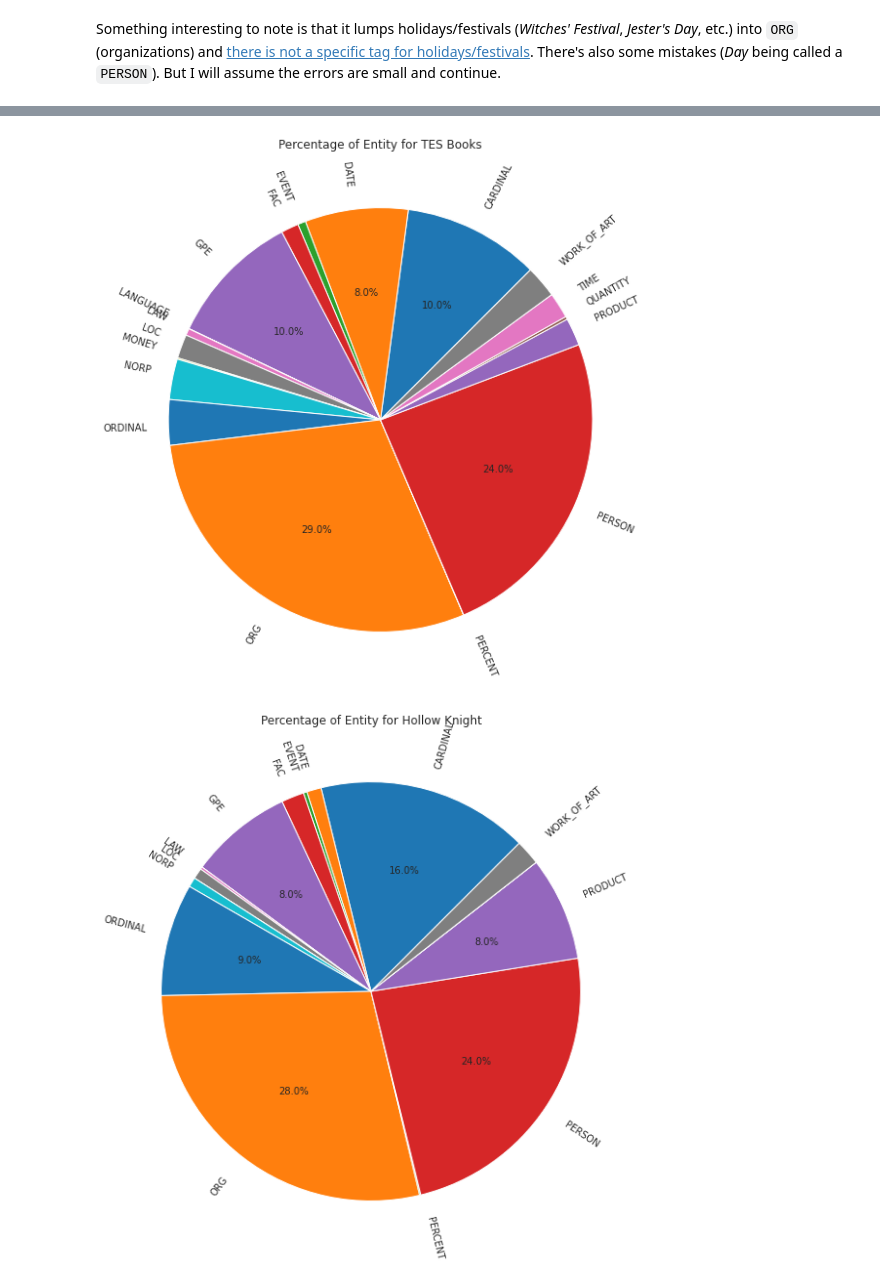
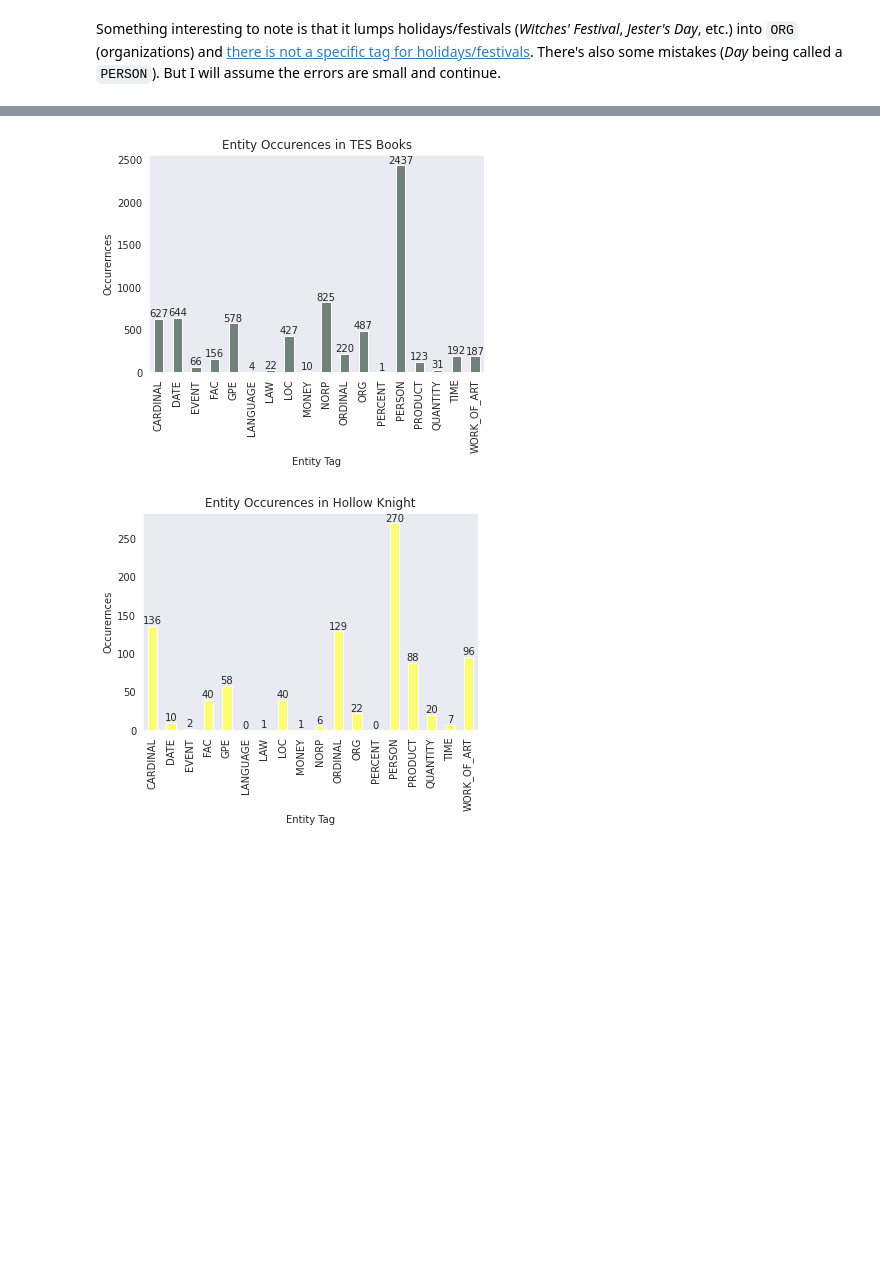
Before and after one commit to Data-Science-for-Linguists-2022/Pragmatics-In-Video-Games, a Jupyter notebook: notebooks/research.ipynb, the cells around one changed output, grey strips where cells are left out. Drawn from its saved outputs; the diff is of its cells as text; code cells hidden in the pictures; blank space fills up the shorter version.

```diff
--- a/notebooks/research.ipynb
+++ b/notebooks/research.ipynb
@@ -252,7 +254,7 @@ plt.show()
 For this, I will be using _spaCy_ and its standard _"en\_core\_web\_sm"_ model. While it is an AI model, its named-entity tagger accuracy is [estimated to be around 89%](https://spacy.io/usage/facts-figures#benchmarks). I will also be taking only samples of `kotor_df` and `elder_scrolls_df` as their full texts are too big to be loaded onto one _spaCy_ model. Additionally, these models will base themselves off of the pure text of the dataframes, with no additional information. This is because, due to the fact I will be relying on named entity recognition, other data (author, character, listener, etc.) might (will) be mistaken as a named entity in the sentences. Furthermore, I am only interested in the named entities in the texts themselves, not outside sources.
 # %%
 # Load the standard en_core_web small package pipeline (larger would be overkill for the task at hand)
-nlp = spacy.load("en_core_web_sm")
+nlp = spacy.load("en_core_web_trf")
 # %%
 # Create a stream dump of all the text from hollow_knight_df and torchlight_df, save them to two files in my private sub-directory
 # Create random sample .txts from elder_scrolls_df and kotor_df, 1000000 is the max amount of tokens
@@ -299,6 +302,20 @@ docs = [elder_scrolls_doc, hollow_knight_doc, kotor_doc, torchlight_doc]
 <class 'spacy.tokens.doc.Doc'> 45613
 <class 'spacy.tokens.doc.Doc'> 180468
 <class 'spacy.tokens.doc.Doc'> 9314
+# %%
+# Let's pickle these for later use
+if False:
+    with open('../private/pickled_docs/docs.pkl', 'wb') as src:
+        pkl.dump(docs, src, -1)
+
+# Load the pickled list
+if True:
+    with open('../private/pickled_docs/docs.pkl', 'rb') as src:
+        docs = pkl.load(src)
+        elder_scrolls_doc = docs[0]
+        hollow_knight_doc = docs[1]
+        kotor_doc = docs[2]
+        torchlight_doc = docs[3]
 # %%
 # Let's create a dictionary to keep track of the named-entity types we see
 entities = {label: 0 for label in nlp.get_pipe('ner').labels}
@@ -387,12 +405,11 @@ display(entities_info.unstack(fill_value=0)) # Wow
 # %%
 # Now let's actually graph it!
 # Graph for all games
 # autopct Code from https://stackoverflow.com/questions/50449628/how-to-remove-0-from-pie-chart
 for game in names:
-    entities_info.unstack().plot.pie(stacked=True, y=game, title="Percentage of Entity for " + game, xlabel="Tag", ylabel="Instances", fontsize=10
-                                    ,rotatelabels=True, startangle=45, figsize=(10,10), legend=False, autopct=lambda p: '{:.1f}%'.format(round(p)) if p > 5 else '')
-    plt.axis('off')
-    plt.show()
+    ax = entities_info.unstack().plot.bar(stacked=True, y=game, xlabel='Entity Tag', ylabel='Occurernces'
+                                        , legend=False, title='Entity Occurences in ' + game, color=np.random.rand(3), rot=90)
+    plt.bar_label(ax.containers[0])
 # %% [output]
-[figure, old version]
+[figure, new version]
-[figure, old version]
+[figure, new version]
```
Also changed, not shown: parts of 13 cells of this notebook, 1 other file.
